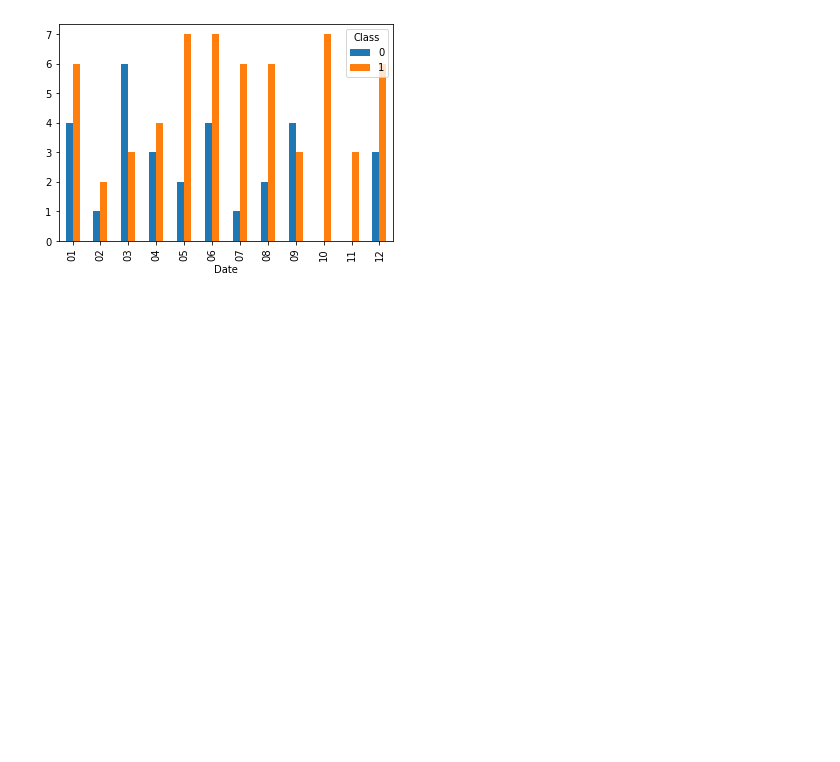
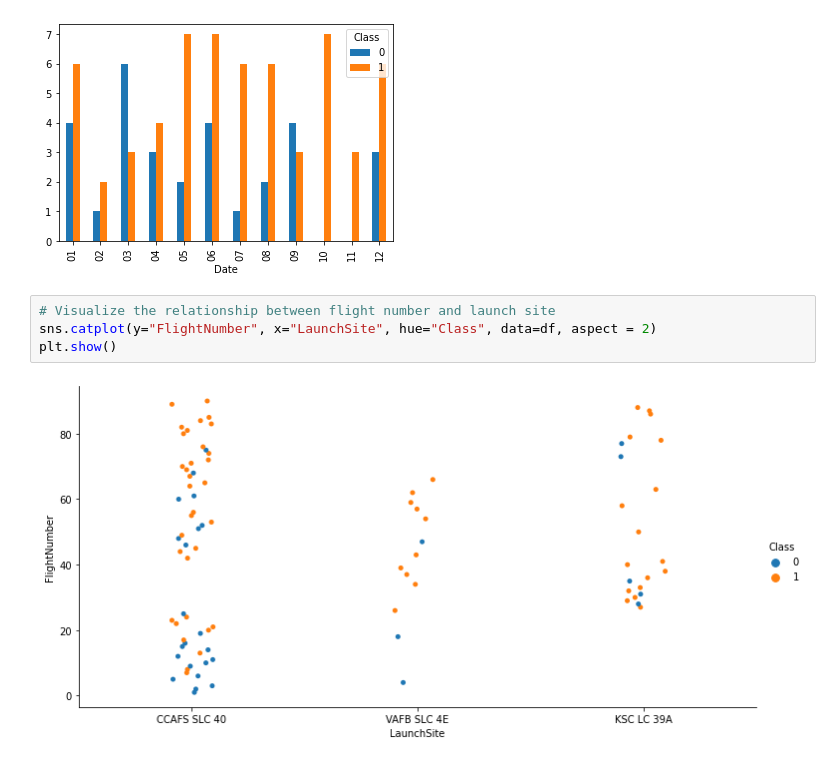
Before and after one commit to chiakl/spacex, a Jupyter notebook: spacex.ipynb, the cells around one changed output. Cells and saved outputs as stored; diff of their text form; blank space fills up the shorter version.

```diff
--- a/spacex.ipynb
+++ b/spacex.ipynb
@@ -276,3 +260,9 @@ df2.groupby(['Date','Class']).size().unstack().plot(kind='bar')
 <AxesSubplot:xlabel='Date'>
 [figure]
 [figure]
+# %%
+# Visualize the relationship between flight number and launch site
+sns.catplot(y="FlightNumber", x="LaunchSite", hue="Class", data=df, aspect = 2)
+plt.show()
+# %% [output]
+[figure, added]
```
Also changed, not shown: parts of 8 cells of this notebook.
